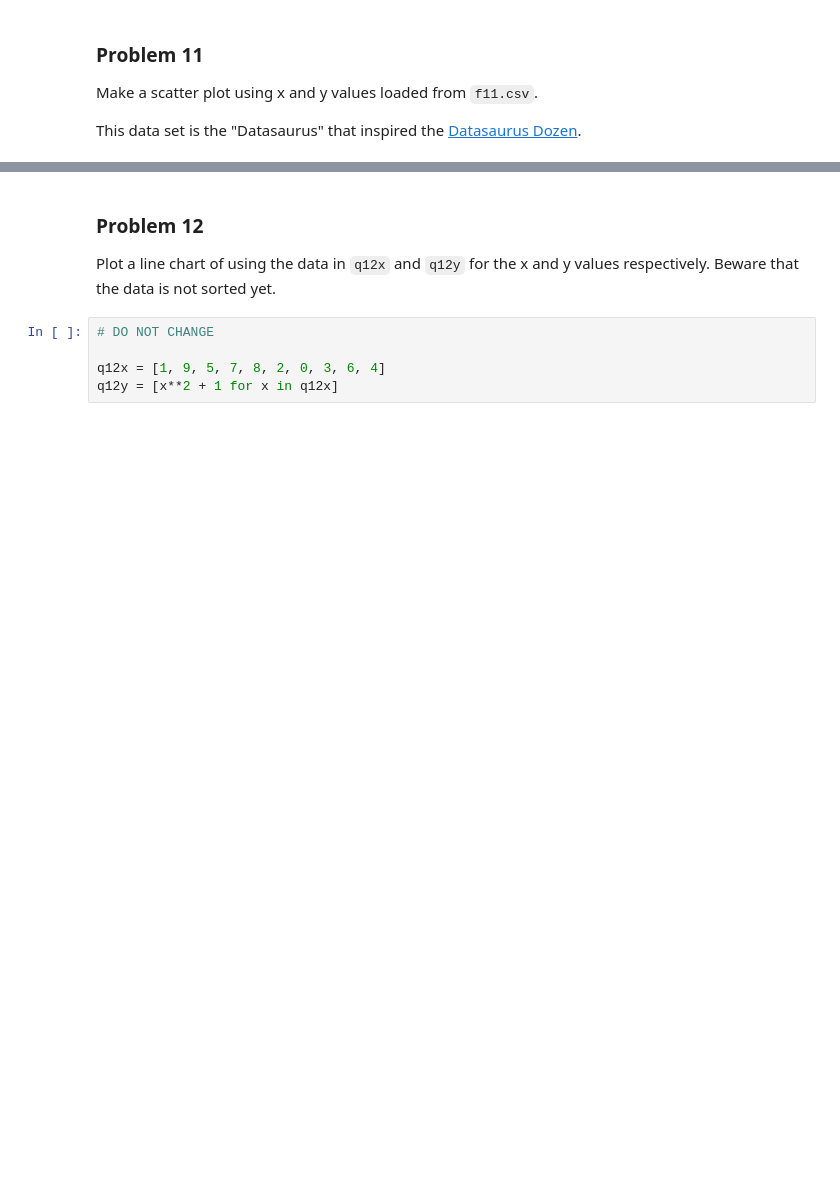
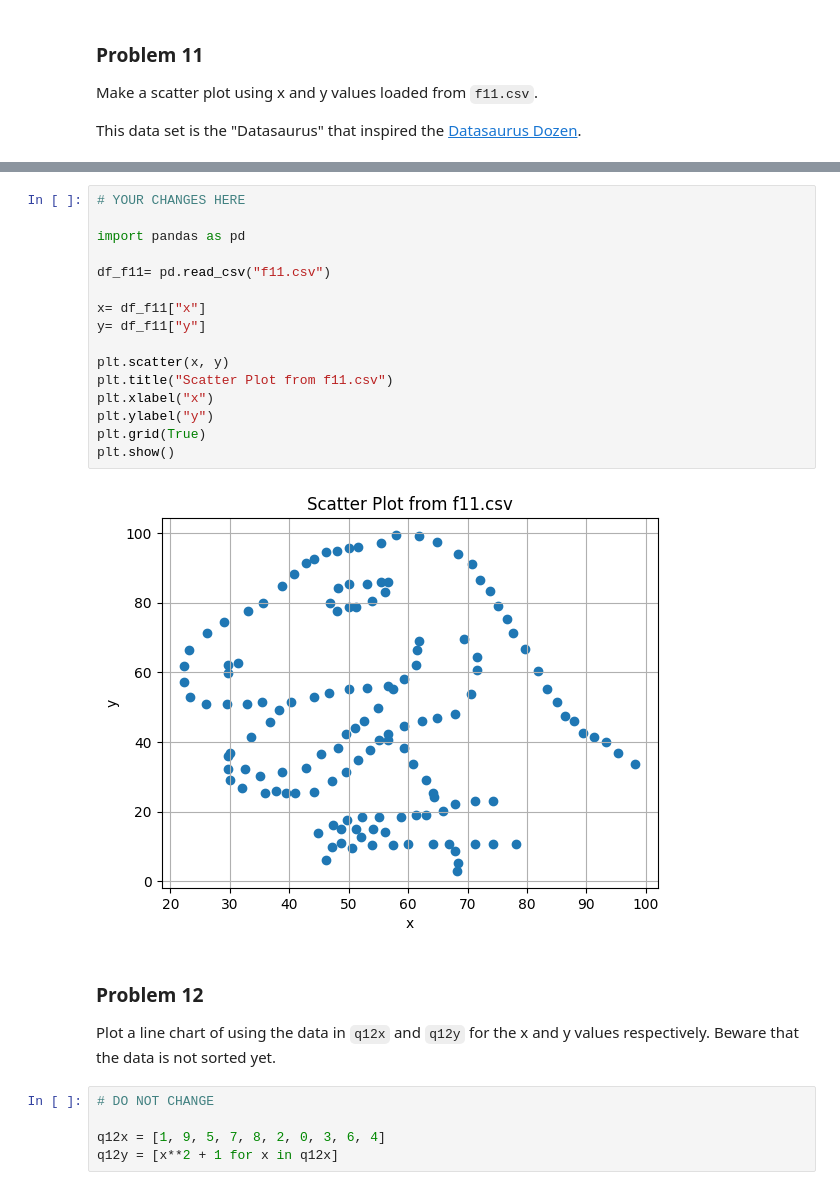
Before and after one commit to egarr831/dx602-homework-05, a Jupyter notebook: homework.ipynb, the cells around one changed output, grey strips where cells are left out. Drawn from its saved outputs; the diff is of its cells as text; blank space fills up the shorter version.

```diff
--- a/homework.ipynb
+++ b/homework.ipynb
@@ -368,3 +373,21 @@ Ellipsis
+# %%
+# YOUR CHANGES HERE
+
+import pandas as pd
+
+df_f11= pd.read_csv("f11.csv")
+
+x= df_f11["x"]
+y= df_f11["y"]
+
+plt.scatter(x, y)
+plt.title("Scatter Plot from f11.csv")
+plt.xlabel("x")
+plt.ylabel("y")
+plt.grid(True)
+plt.show()
+# %% [output]
+[figure, added]
 # %% [markdown]
 ### Problem 12
 
```
Also changed, not shown: parts of 6 cells of this notebook.
